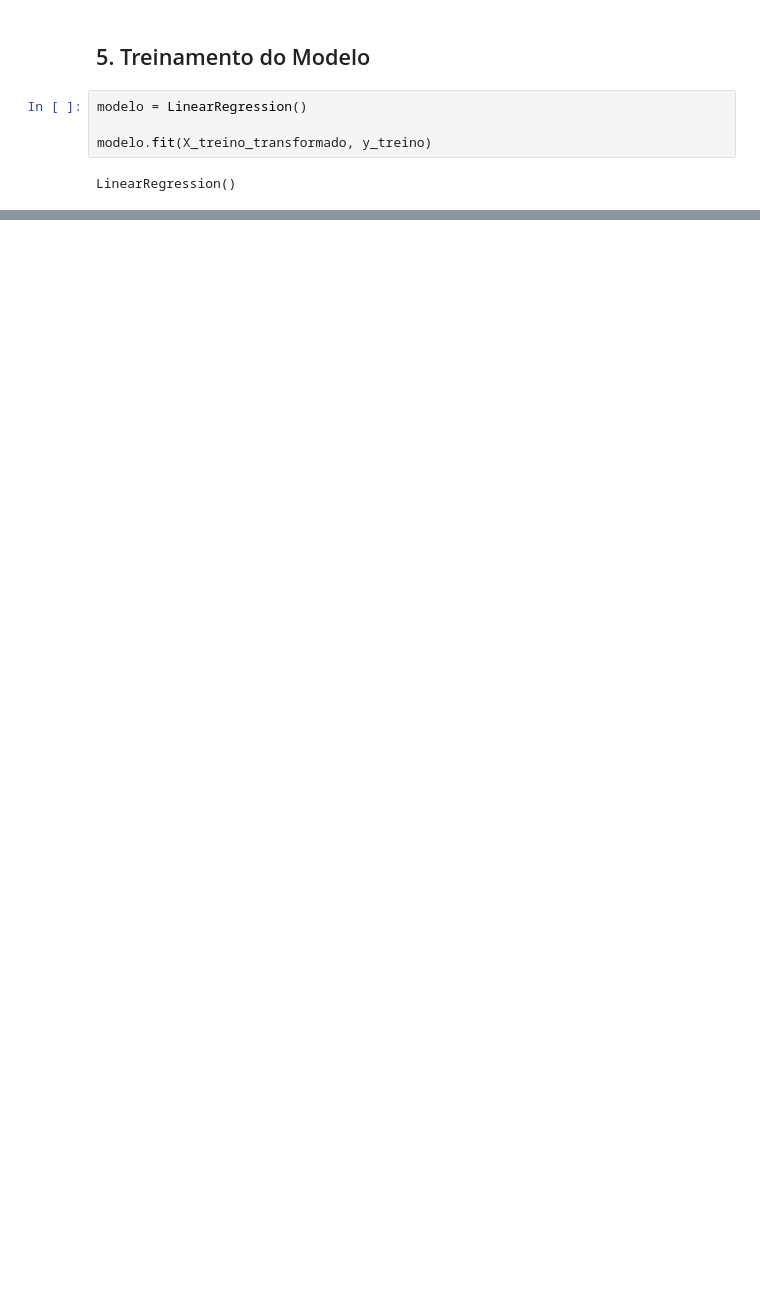
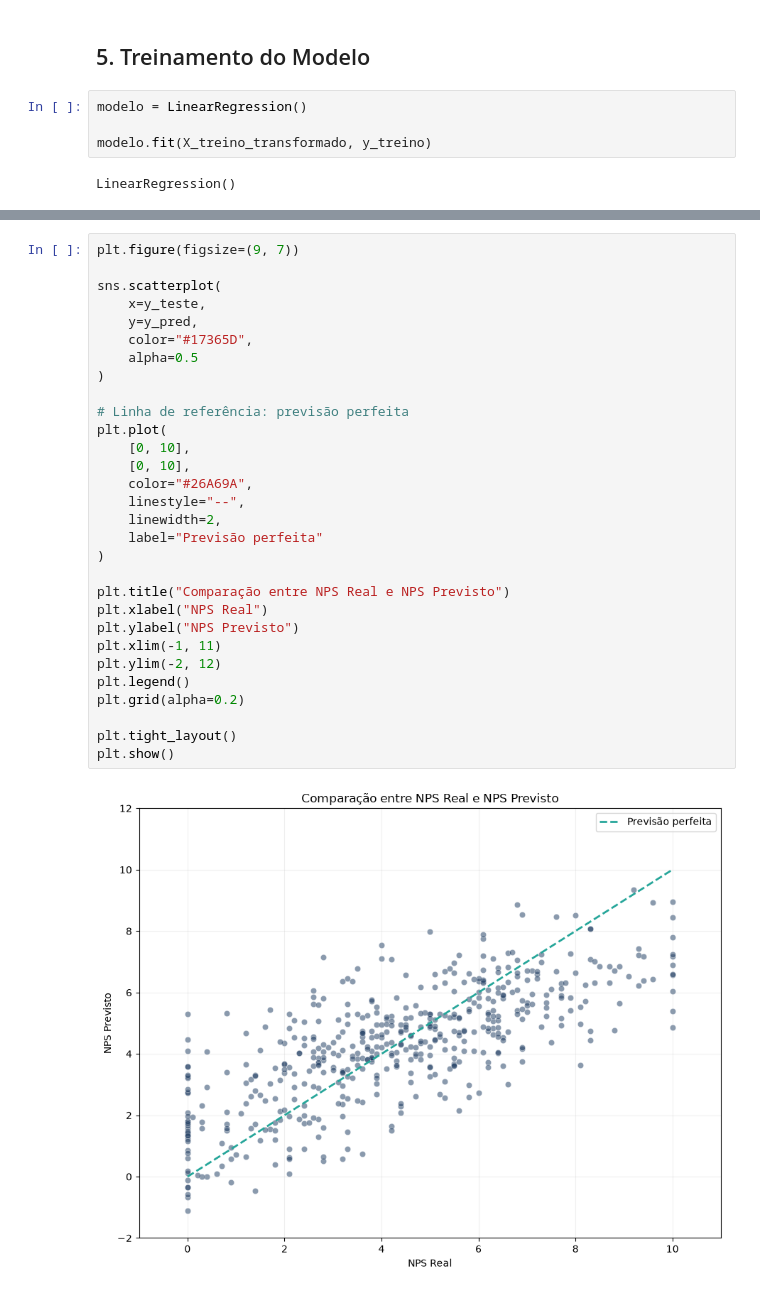
Before and after one commit to CelioRodrigues/analise-nps, a Jupyter notebook: notebooks/02_modelo_regressao_linear.ipynb, the cells around one changed output, grey strips where cells are left out. Saved outputs shown, nothing was run; the diff lists cells and outputs as text; blank space fills up the shorter version.

```diff
--- a/notebooks/02_modelo_regressao_linear.ipynb
+++ b/notebooks/02_modelo_regressao_linear.ipynb
@@ -184,0 +288,32 @@ LinearRegression()
+# %%
+plt.figure(figsize=(9, 7))
+
+sns.scatterplot(
+    x=y_teste,
+    y=y_pred,
+    color="#17365D",
+    alpha=0.5
+)
+
+# Linha de referência: previsão perfeita
+plt.plot(
+    [0, 10],
+    [0, 10],
+    color="#26A69A",
+    linestyle="--",
+    linewidth=2,
+    label="Previsão perfeita"
+)
+
+plt.title("Comparação entre NPS Real e NPS Previsto")
+plt.xlabel("NPS Real")
+plt.ylabel("NPS Previsto")
+plt.xlim(-1, 11)
+plt.ylim(-2, 12)
+plt.legend()
+plt.grid(alpha=0.2)
+
+plt.tight_layout()
+plt.show()
+# %% [output]
+[figure, added]
```
Also changed, not shown: parts of 11 cells of this notebook.
